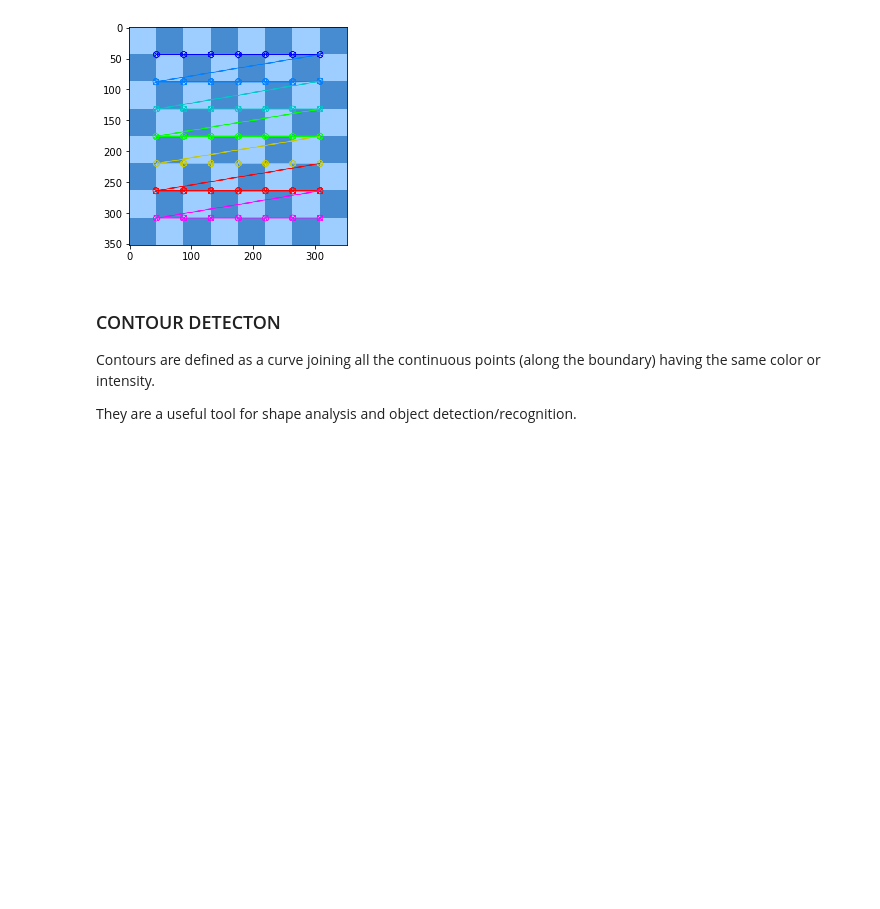
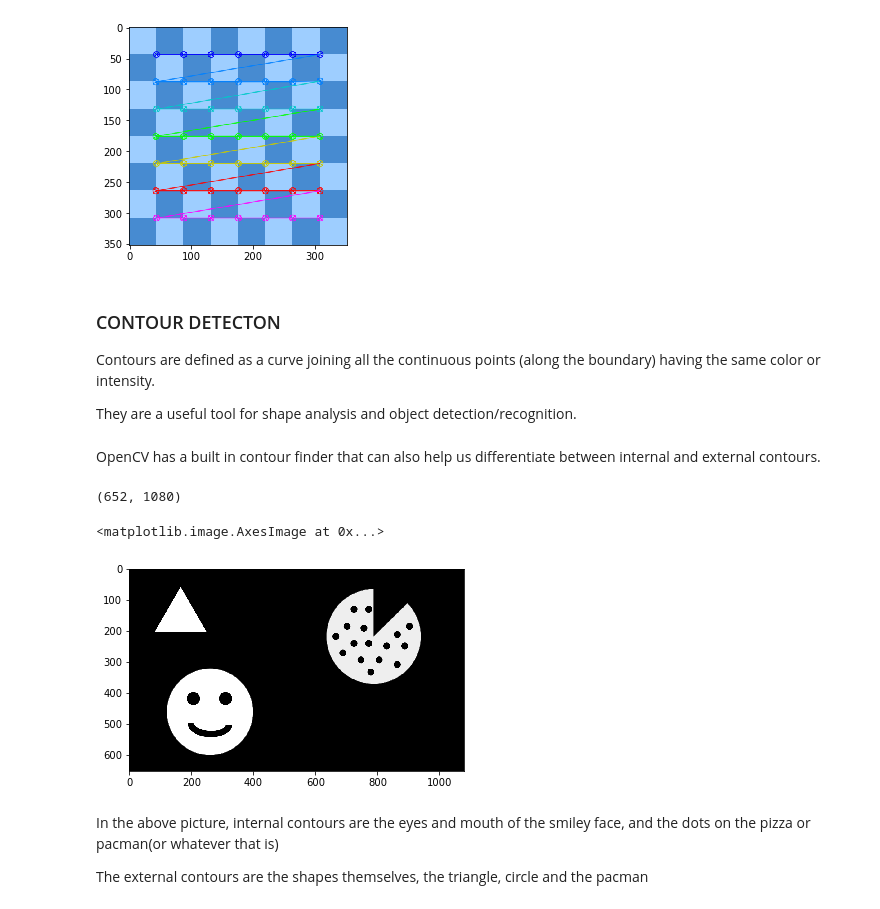
Before and after one commit to sh1fu-X/OpenCV-Basics, a Jupyter notebook: 3-Object_Detection/Grid,ContourDetection.ipynb, the cells around one changed output. Drawn from its saved outputs; the diff is of its cells as text; code cells hidden in the pictures; blank space fills up the shorter version.

Commit message:
Contour Detec added

```diff
--- a/3-Object_Detection/Grid,ContourDetection.ipynb
+++ b/3-Object_Detection/Grid,ContourDetection.ipynb
@@ -62,3 +63,19 @@ plt.imshow(flat_chess)
 Contours are defined as a curve joining all the continuous points (along the boundary) having the same color or intensity.
 
 They are a useful tool for shape analysis and object detection/recognition.
+# %% [markdown]
+OpenCV has a built in contour finder that can also help us differentiate between internal and external contours.
+# %%
+img = cv2.imread('Imagess/internal_external.png',0)
+img.shape
+# %% [output]
+(652, 1080)
+# %%
+plt.imshow(img, cmap='gray')
+# %% [output]
+<matplotlib.image.AxesImage at 0x...>
+[figure, added]
+# %% [markdown]
+In the above picture, internal contours are the eyes and mouth of the smiley face, and the dots on the pizza or pacman(or whatever that is)
+
+The external contours are the shapes themselves, the triangle, circle and the pacman
```
Also changed, not shown: parts of 12 cells of this notebook, 1 other file.
